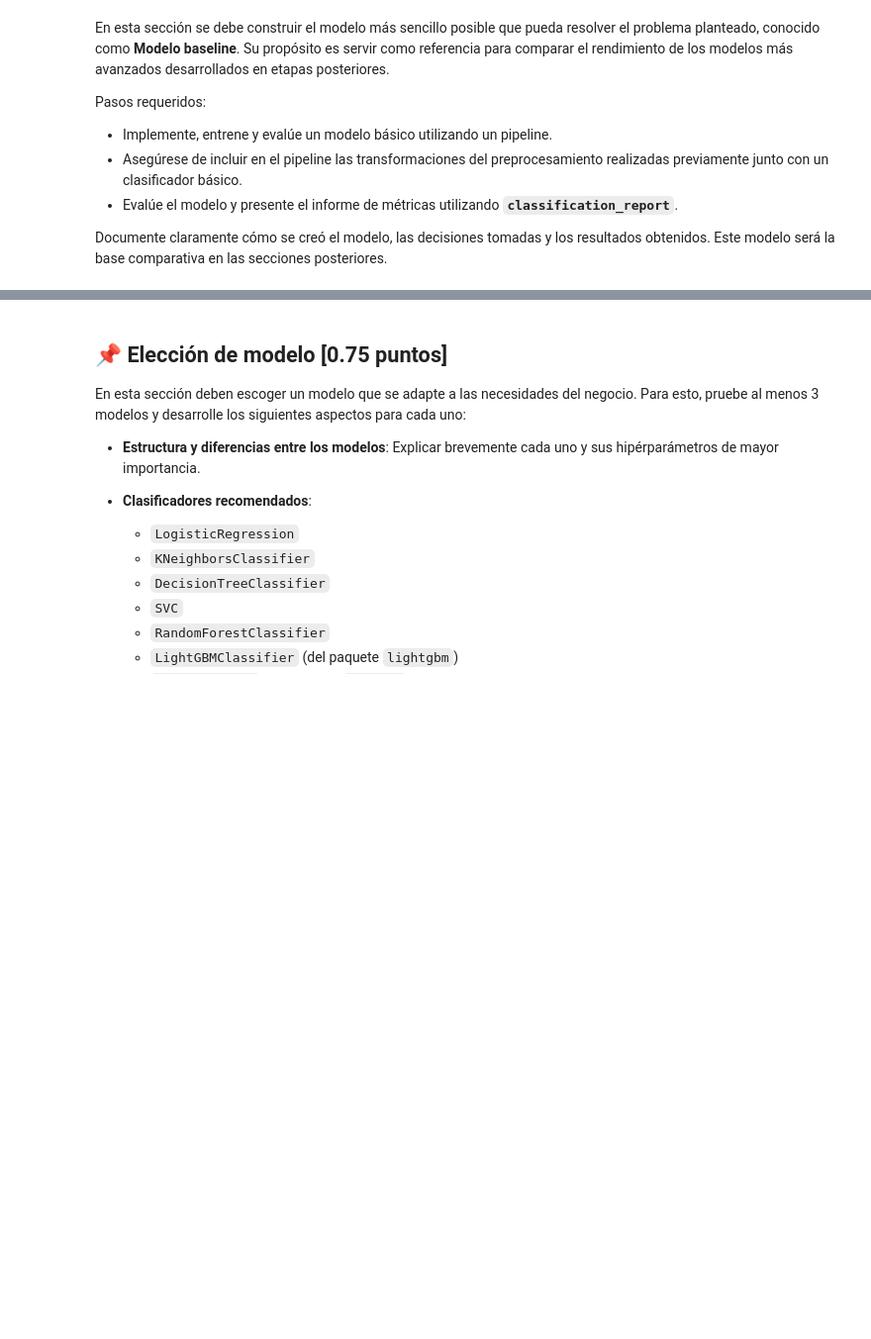
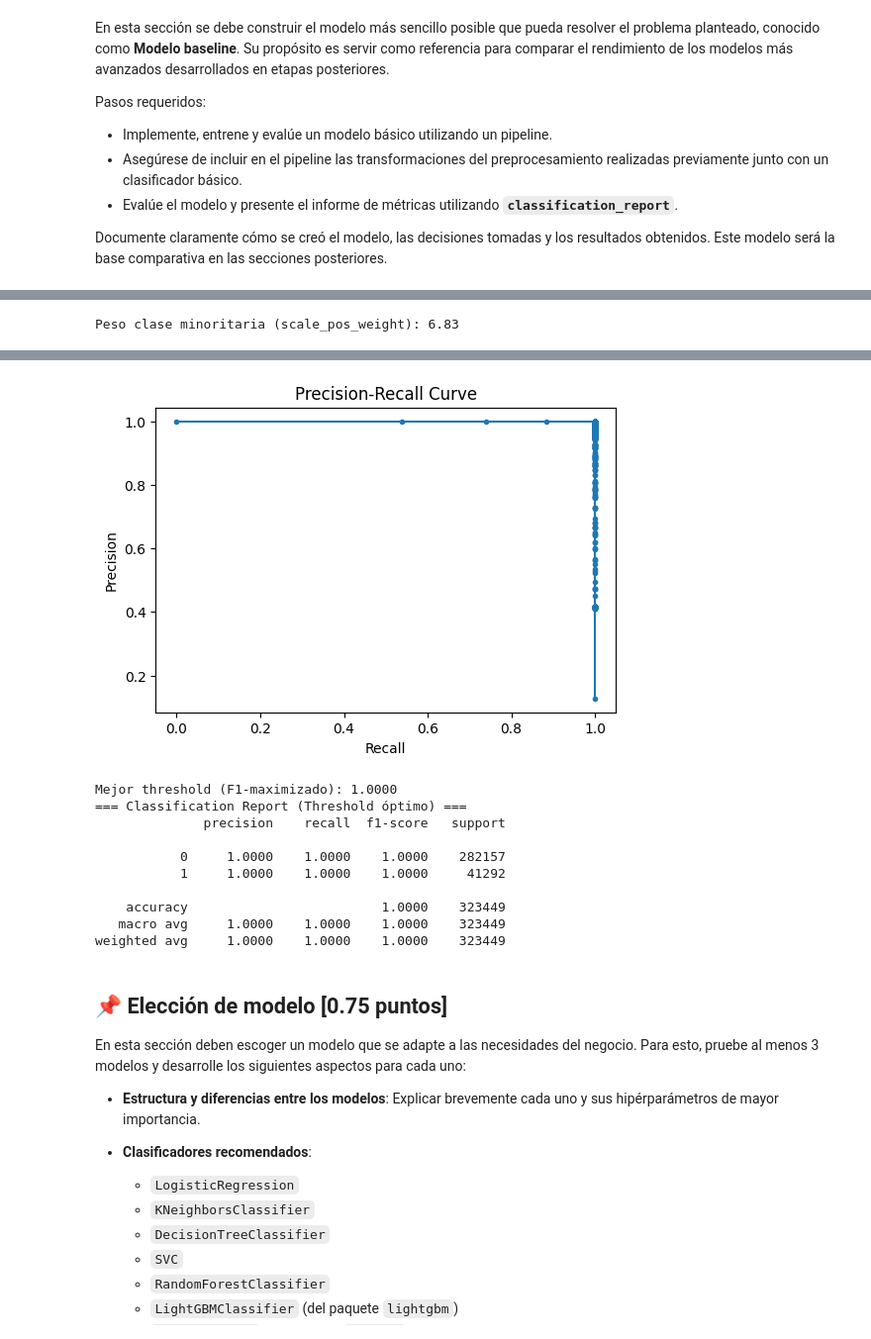
Before and after one commit to cristianjaram/MDS7202-labs, a Jupyter notebook: proyecto_lab/enunciado_entrega1.ipynb, the cells around one changed output, grey strips where cells are left out. Shown at 99% size. Saved outputs shown, nothing was run; the diff lists cells and outputs as text; code cells hidden in the pictures; blank space fills up the shorter version.

```diff
--- a/proyecto_lab/enunciado_entrega1.ipynb
+++ b/proyecto_lab/enunciado_entrega1.ipynb
@@ -1072,0 +1109,66 @@ weighted avg       0.77      0.88      0.82    148640
+# %%
+import pandas as pd
+import numpy as np
+from lightgbm import LGBMClassifier
+from sklearn.model_selection import train_test_split
+from sklearn.metrics import roc_auc_score, precision_recall_curve, f1_score, classification_report
+import matplotlib.pyplot as plt
+
+# --- 1️⃣ Preparar datos ---
+# Supongamos que df_merged ya tiene tus features y target
+X = df_merged.drop(columns=['customer_id','product_id','purchase_date','target'])
+y = df_merged['target']
+
+# Train/Test split con estratificación
+X_train, X_test, y_train, y_test = train_test_split(
+    X, y, test_size=0.2, random_state=42, stratify=y
+)
+
+# --- 2️⃣ Calcular peso de la clase minoritaria ---
+neg_pos_ratio = (y_train == 0).sum() / (y_train == 1).sum()
+print(f"Peso clase minoritaria (scale_pos_weight): {neg_pos_ratio:.2f}")
+
+# --- 3️⃣ Definir modelo ---
+model = LGBMClassifier(
+    objective='binary',
+    boosting_type='gbdt',
+    learning_rate=0.1,
+    num_leaves=31,
+    n_estimators=500,
+    scale_pos_weight=neg_pos_ratio,
+    random_state=42
+)
+
+# --- 4️⃣ Entrenar modelo sin early stopping ---
+model.fit(X_train, y_train)
+
+# --- 5️⃣ Predecir probabilidades ---
+y_prob = model.predict_proba(X_test)[:,1]
+
+# --- 6️⃣ Evaluar ROC-AUC ---
+roc_auc = roc_auc_score(y_test, y_prob)
+print(f"ROC-AUC: {roc_auc:.4f}")
+
+# --- 7️⃣ Curva Precision-Recall ---
+precision, recall, thresholds = precision_recall_curve(y_test, y_prob)
+plt.figure(figsize=(6,4))
+plt.plot(recall, precision, marker='.')
+plt.xlabel("Recall")
+plt.ylabel("Precision")
+plt.title("Precision-Recall Curve")
+plt.show()
+
+# --- 8️⃣ Elegir threshold que maximiza F1-score ---
+f1_scores = 2 * (precision * recall) / (precision + recall + 1e-8)  # evita división por cero
+best_idx = np.argmax(f1_scores)
+best_threshold = thresholds[best_idx]
+print(f"Mejor threshold (F1-maximizado): {best_threshold:.4f}")
+
+# --- 9️⃣ Predecir con threshold óptimo ---
+y_pred_opt = (y_prob >= best_threshold).astype(int)
+
+# --- 10️⃣ Reporte de clasificación ---
+print("=== Classification Report (Threshold óptimo) ===")
+print(classification_report(y_test, y_pred_opt, digits=4))
+# %% [output]
+Peso clase minoritaria (scale_pos_weight): 6.83
@@ -1073,3 +1197,14 @@ weighted avg       0.77      0.88      0.82    148640
+[figure, added]
+Mejor threshold (F1-maximizado): 1.0000
+=== Classification Report (Threshold óptimo) ===
+              precision    recall  f1-score   support
+
+           0     1.0000    1.0000    1.0000    282157
+           1     1.0000    1.0000    1.0000     41292
+
+    accuracy                         1.0000    323449
+   macro avg     1.0000    1.0000    1.0000    323449
+weighted avg     1.0000    1.0000    1.0000    323449
 # %% [markdown]
 ## 📌 Elección de modelo [0.75 puntos]
 
```
Also changed, not shown: parts of 14 cells of this notebook.
